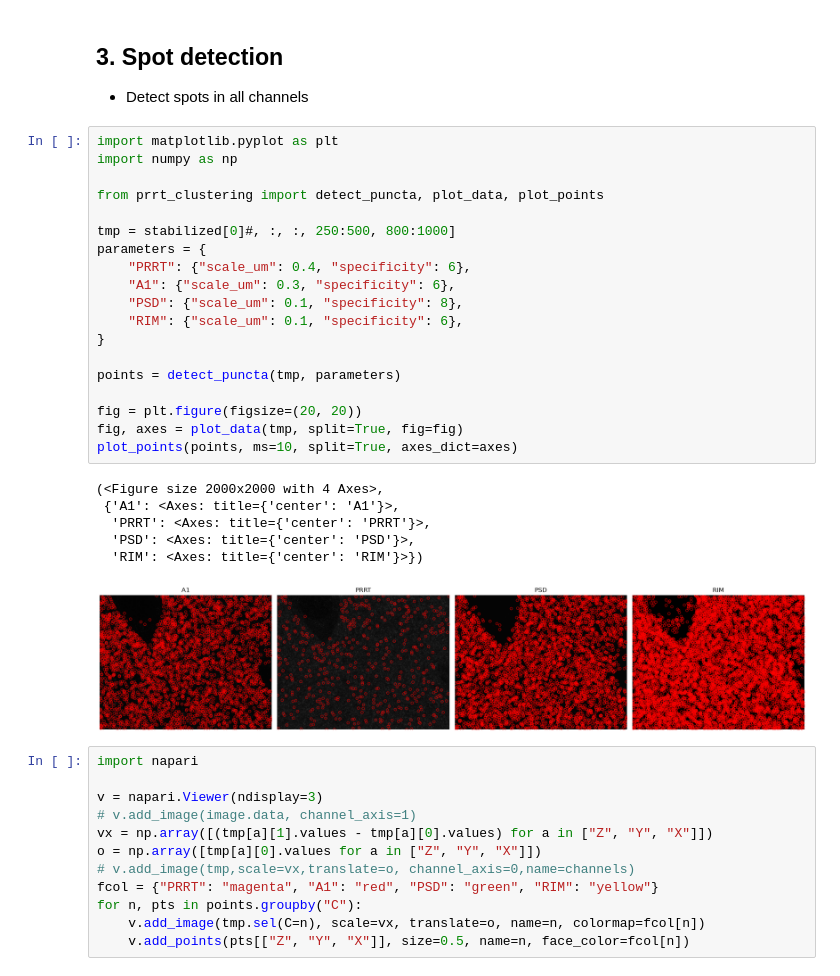
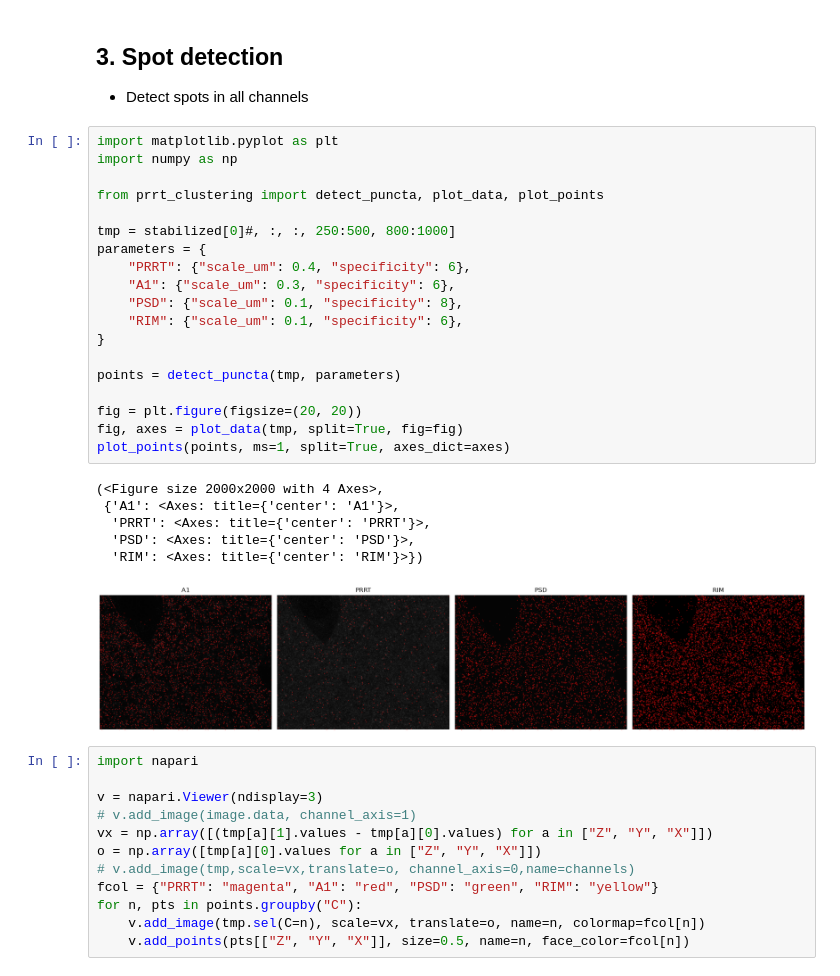
Before and after one commit to jboulanger/synex, a Jupyter notebook: notebooks/Analysis.ipynb, the cells around one changed output. Drawn from its saved outputs; the diff is of its cells as text.

Commit message:
add figures

```diff
--- a/notebooks/Analysis.ipynb
+++ b/notebooks/Analysis.ipynb
@@ -59,29 +59,29 @@ plt.tight_layout()
 # %%
 import matplotlib.pyplot as plt
 import numpy as np
 
 from prrt_clustering import detect_puncta, plot_data, plot_points
 
 tmp = stabilized[0]#, :, :, 250:500, 800:1000]
 parameters = {
     "PRRT": {"scale_um": 0.4, "specificity": 6},
     "A1": {"scale_um": 0.3, "specificity": 6},
     "PSD": {"scale_um": 0.1, "specificity": 8},
     "RIM": {"scale_um": 0.1, "specificity": 6},
 }
 
 points = detect_puncta(tmp, parameters)
 
 fig = plt.figure(figsize=(20, 20))
 fig, axes = plot_data(tmp, split=True, fig=fig)
-plot_points(points, ms=10, split=True, axes_dict=axes)
+plot_points(points, ms=1, split=True, axes_dict=axes)
 # %% [output]
 (<Figure size 2000x2000 with 4 Axes>,
  {'A1': <Axes: title={'center': 'A1'}>,
   'PRRT': <Axes: title={'center': 'PRRT'}>,
   'PSD': <Axes: title={'center': 'PSD'}>,
   'RIM': <Axes: title={'center': 'RIM'}>})
-[figure, old version]
+[figure, new version]
 # %%
 import napari
 
```
Also changed, not shown: parts of 11 cells of this notebook, 9 other files.
